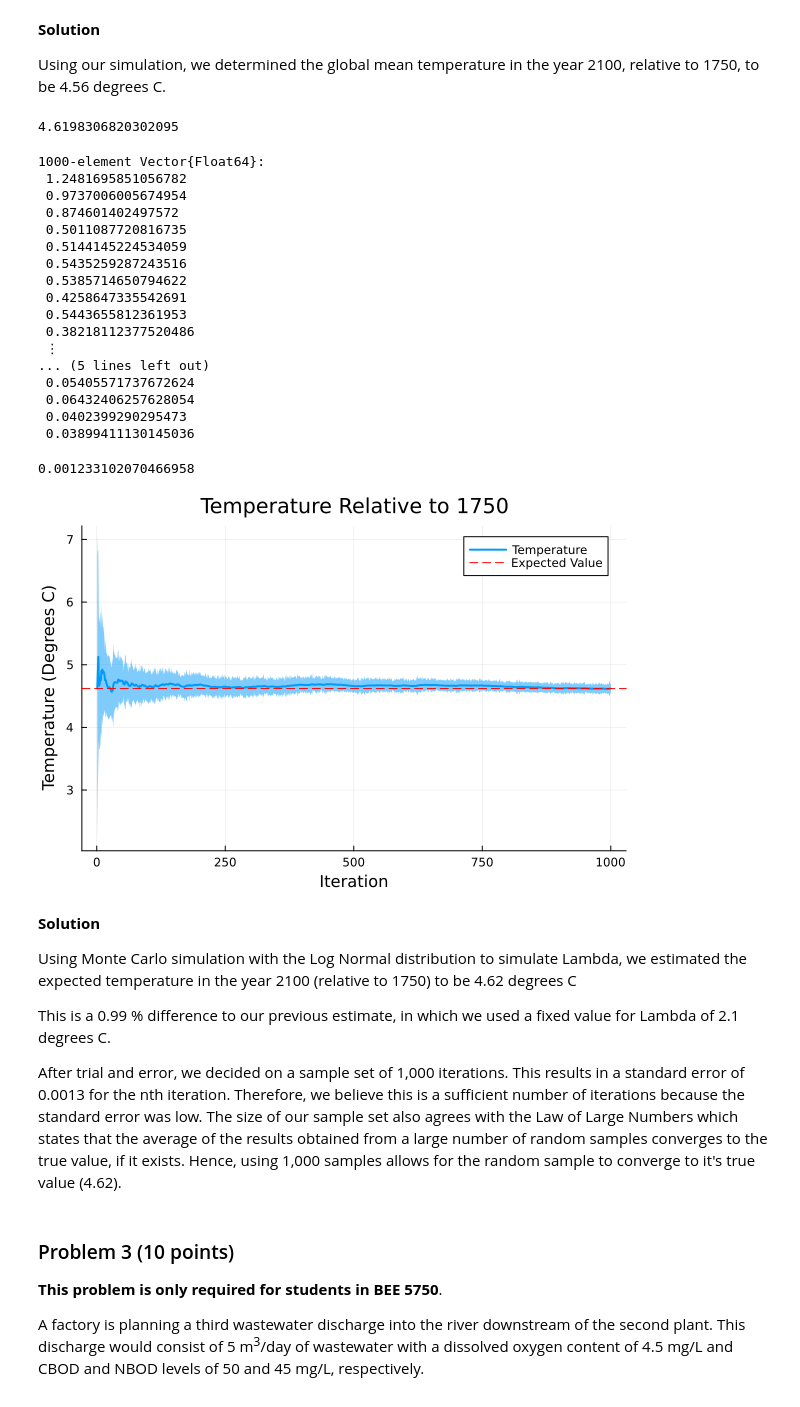
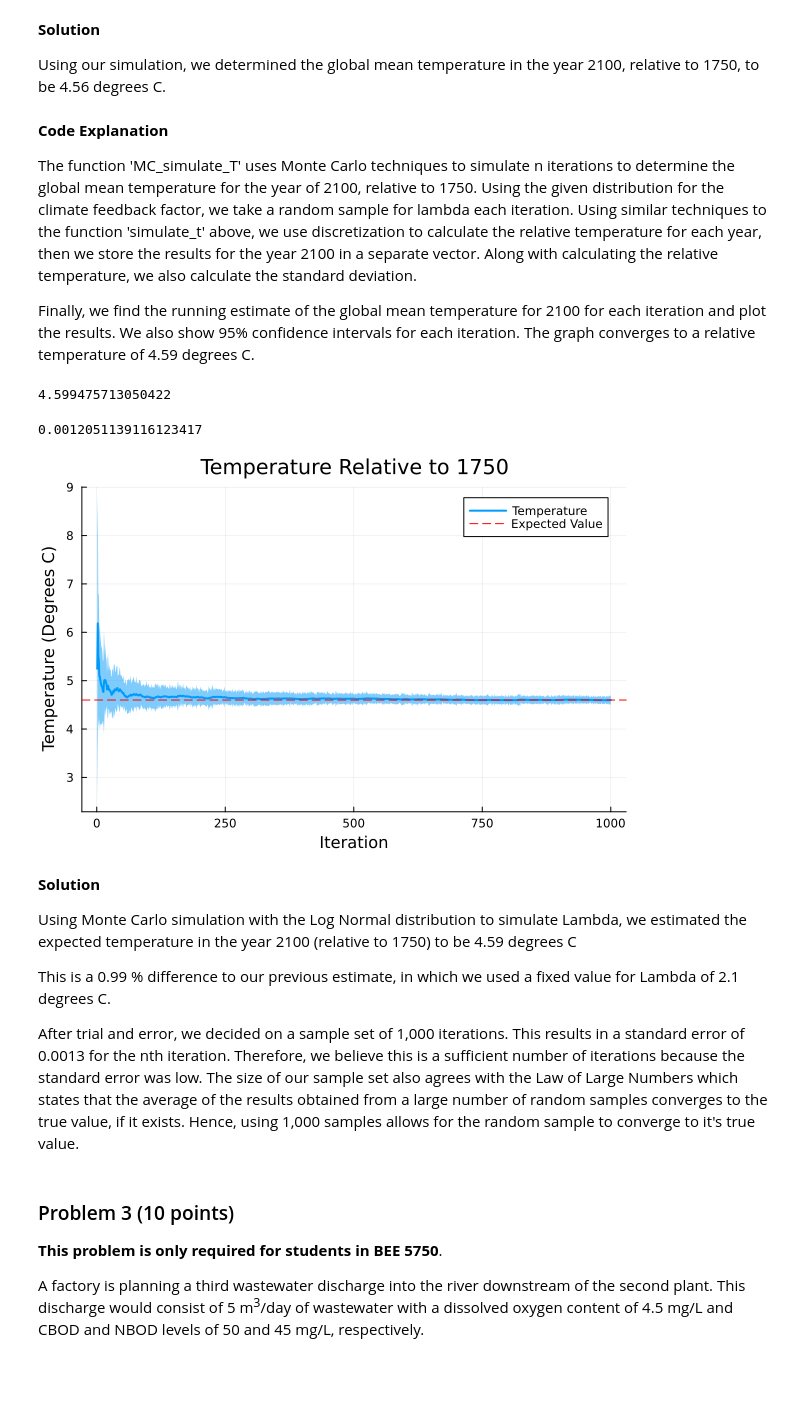
Before and after one commit to BEE4750-FA24/hw3-last-three-braincells, a Jupyter notebook: hw03.ipynb, the cells around one changed output. Drawn from its saved outputs; the diff is of its cells as text; code cells hidden in the pictures; blank space fills up the shorter version.

```diff
--- a/hw03.ipynb
+++ b/hw03.ipynb
@@ -478,6 +482,12 @@ plot(t, T_vec, label="Temperature", xlabel = "Year", ylabel = "Temperature (Degr
 **Solution**
 
 Using our simulation, we determined the global mean temperature in the year 2100, relative to 1750, to be 4.56 degrees C.
+# %% [markdown]
+**Code Explanation**
+
+The function 'MC_simulate_T' uses Monte Carlo techniques to simulate n iterations to determine the global mean temperature for the year of 2100, relative to 1750. Using the given distribution for the climate feedback factor, we take a random sample for lambda each iteration. Using similar techniques to the function 'simulate_t' above, we use discretization to calculate the relative temperature for each year, then we store the results for the year 2100 in a separate vector. Along with calculating the relative temperature, we also calculate the standard deviation.
+
+Finally, we find the running estimate of the global mean temperature for 2100 for each iteration and plot the results. We also show 95% confidence intervals for each iteration. The graph converges to a relative temperature of 4.59 degrees C.
 # %%
 # This function uses Monte Carlo to simulate n iterations of calculating
 # the mean global temperature at the year 2100 -- relative to the year 1750
@@ -502,62 +512,44 @@ function MC_simulate_T(delta_t, C, n, forcing_total)
         # In order to find temperature and standard deviation in the year 2100,
         # we subtract the relative year to find the correct index
         T_2100[k] = T_vec[2100-1750]
         st_dev_2100[k] = st_dev[2100-1750]
     end
     return(T_2100,st_dev_2100)
 end
 
 n = 1000
 # Calls function
 T_2100, st_dev_2100 = MC_simulate_T(delta_t, C, n, forcing_total)
 
 # Calculates running estimate of temperature in the year 2100 relative to the year 1750
 T_run_est = cumsum(T_2100)./(1:n)
 n_vec = collect(1:n)
 
 # Expected value
 MCTemp2100 = mean(T_2100)
 
 display(MCTemp2100)
-display(st_dev_2100)
 
 st_error = st_dev_2100[n] / sqrt(n)
 display(st_error)
 
 # Plots
 plot(n_vec, T_run_est, label="Temperature", xlabel = "Iteration", ylabel = "Temperature (Degrees C)",
         title = "Temperature Relative to 1750", linewidth=2, ribbon=1.96*st_dev_2100)
 
 hline!([MCTemp2100], color="red", linestyle=:dash, label = "Expected Value")
 # %% [output]
-4.6198306820302095
+4.599475713050422
-1000-element Vector{Float64}:
- 1.2481695851056782
- 0.9737006005674954
- 0.874601402497572
- 0.5011087720816735
- 0.5144145224534059
- 0.5435259287243516
- 0.5385714650794622
- 0.4258647335542691
- 0.5443655812361953
- 0.38218112377520486
- ⋮
-... (5 lines left out)
- 0.05405571737672624
- 0.06432406257628054
- 0.0402399290295473
- 0.03899411130145036
+0.0012051139116123417
-0.001233102070466958
-[figure, old version]
+[figure, new version]
 # %% [markdown]
 **Solution**
 
-Using Monte Carlo simulation with the Log Normal distribution to simulate Lambda, we estimated the expected temperature in the year 2100 (relative to 1750) to be 4.62 degrees C
+Using Monte Carlo simulation with the Log Normal distribution to simulate Lambda, we estimated the expected temperature in the year 2100 (relative to 1750) to be 4.59 degrees C
 
 This is a 0.99 % difference to our previous estimate, in which we used a fixed value for Lambda of 2.1 degrees C.
 
-After trial and error, we decided on a sample set of 1,000 iterations. This results in a standard error of 0.0013 for the nth iteration. Therefore, we believe this is a sufficient number of iterations because the standard error was low. The size of our sample set also agrees with the Law of Large Numbers which states that the average of the results obtained from a large number of random samples converges to the true value, if it exists. Hence, using 1,000 samples allows for the random sample to converge to it's true value (4.62).
+After trial and error, we decided on a sample set of 1,000 iterations. This results in a standard error of 0.0013 for the nth iteration. Therefore, we believe this is a sufficient number of iterations because the standard error was low. The size of our sample set also agrees with the Law of Large Numbers which states that the average of the results obtained from a large number of random samples converges to the true value, if it exists. Hence, using 1,000 samples allows for the random sample to converge to it's true value.
 # %% [markdown]
 ### Problem 3 (10 points)
 
```
Also changed, not shown: parts of 5 cells of this notebook.
